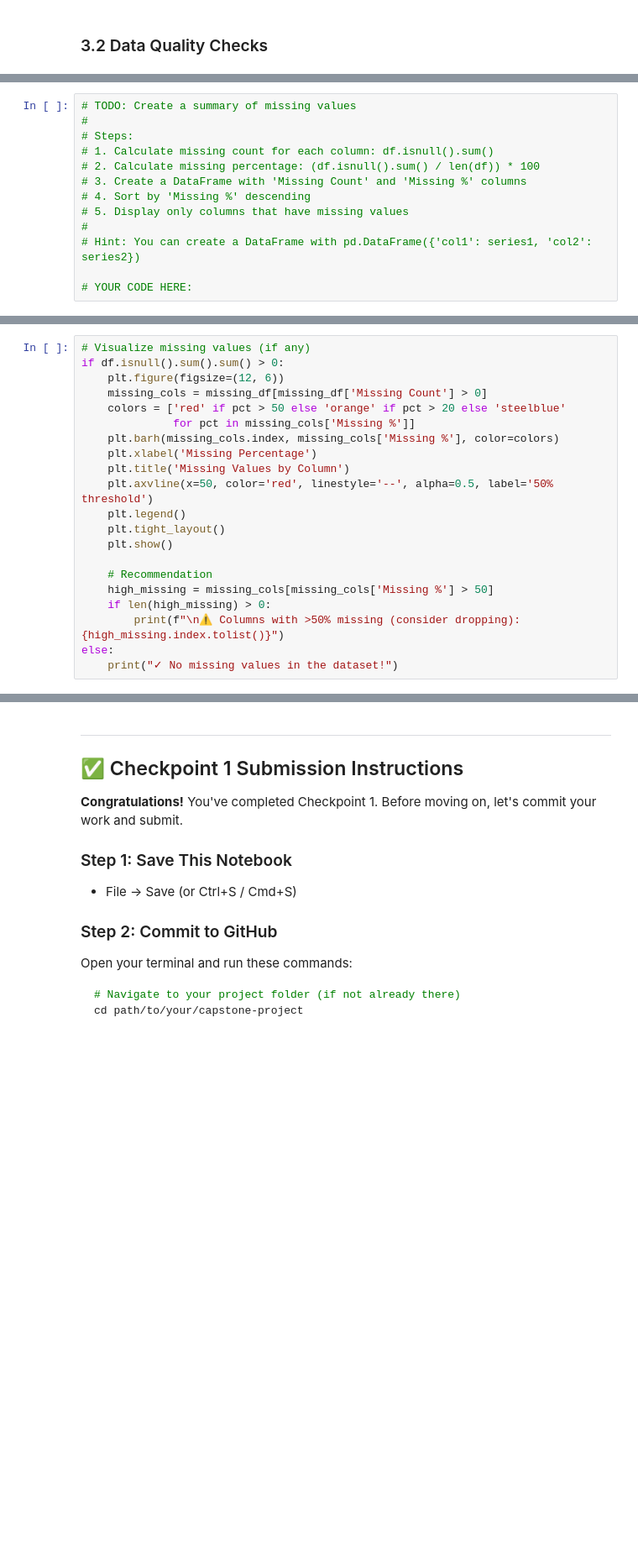
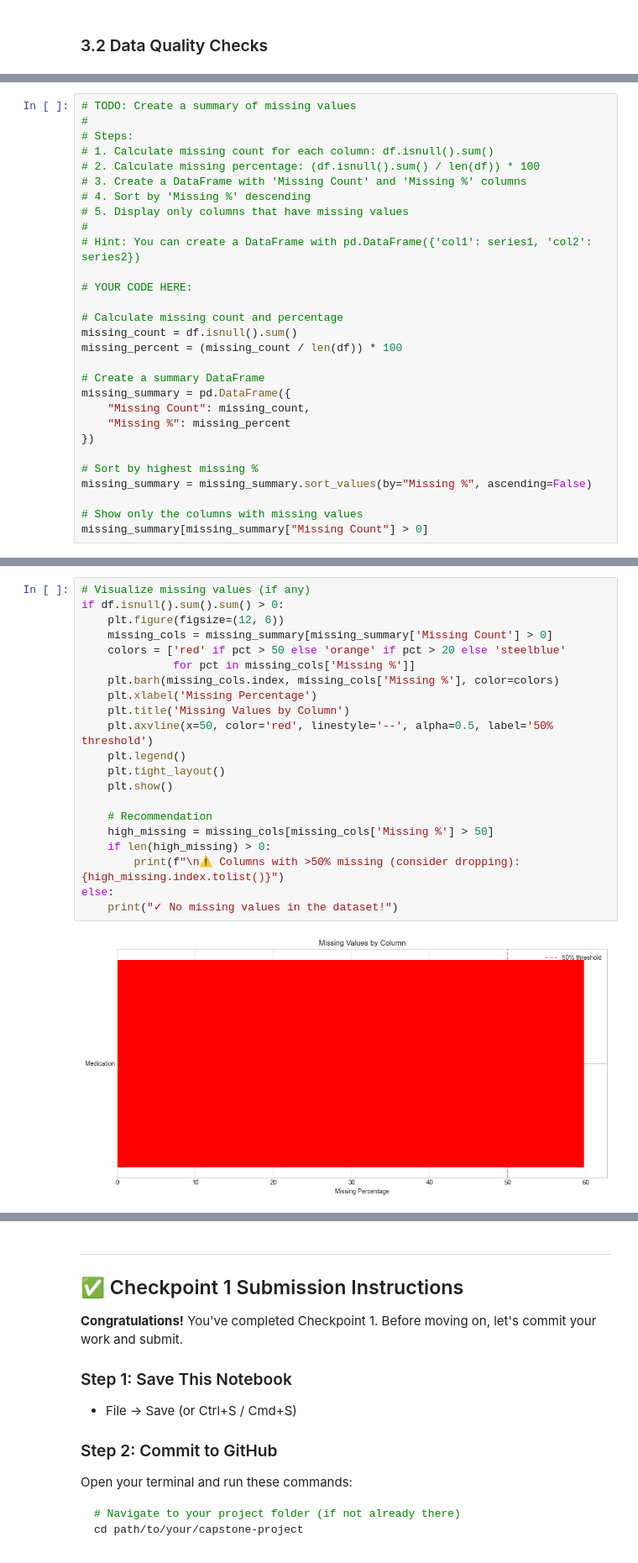
Before and after one commit to jvilla13/individual-capstone-jvilla13, a Jupyter notebook: notebooks/01_problem_statement_and_eda.ipynb, the cells around one changed output, grey strips where cells are left out. Shown at 84% size. Saved outputs shown, nothing was run; the diff lists cells and outputs as text; blank space fills up the shorter version.

Commit message:
3.2 Data Quality Checks and Observation done

```diff
--- a/notebooks/01_problem_statement_and_eda.ipynb
+++ b/notebooks/01_problem_statement_and_eda.ipynb
@@ -318,3 +324,19 @@ Skewness: 1.13
 # Hint: You can create a DataFrame with pd.DataFrame({'col1': series1, 'col2': series2})
 
 # YOUR CODE HERE:
+
+# Calculate missing count and percentage
+missing_count = df.isnull().sum()
+missing_percent = (missing_count / len(df)) * 100
+
+# Create a summary DataFrame
+missing_summary = pd.DataFrame({
+    "Missing Count": missing_count,
+    "Missing %": missing_percent
+})
+
+# Sort by highest missing %
+missing_summary = missing_summary.sort_values(by="Missing %", ascending=False)
+
+# Show only the columns with missing values
+missing_summary[missing_summary["Missing Count"] > 0]
@@ -321,22 +346,23 @@ Skewness: 1.13
 # %%
 # Visualize missing values (if any)
 if df.isnull().sum().sum() > 0:
     plt.figure(figsize=(12, 6))
-    missing_cols = missing_df[missing_df['Missing Count'] > 0]
+    missing_cols = missing_summary[missing_summary['Missing Count'] > 0]
     colors = ['red' if pct > 50 else 'orange' if pct > 20 else 'steelblue'
               for pct in missing_cols['Missing %']]
     plt.barh(missing_cols.index, missing_cols['Missing %'], color=colors)
     plt.xlabel('Missing Percentage')
     plt.title('Missing Values by Column')
     plt.axvline(x=50, color='red', linestyle='--', alpha=0.5, label='50% threshold')
     plt.legend()
     plt.tight_layout()
     plt.show()
 
     # Recommendation
     high_missing = missing_cols[missing_cols['Missing %'] > 50]
     if len(high_missing) > 0:
         print(f"\n⚠️ Columns with >50% missing (consider dropping): {high_missing.index.tolist()}")
 else:
     print("✓ No missing values in the dataset!")
 # %% [output]
+[figure, added]
```
Also changed, not shown: parts of 5 cells of this notebook.
